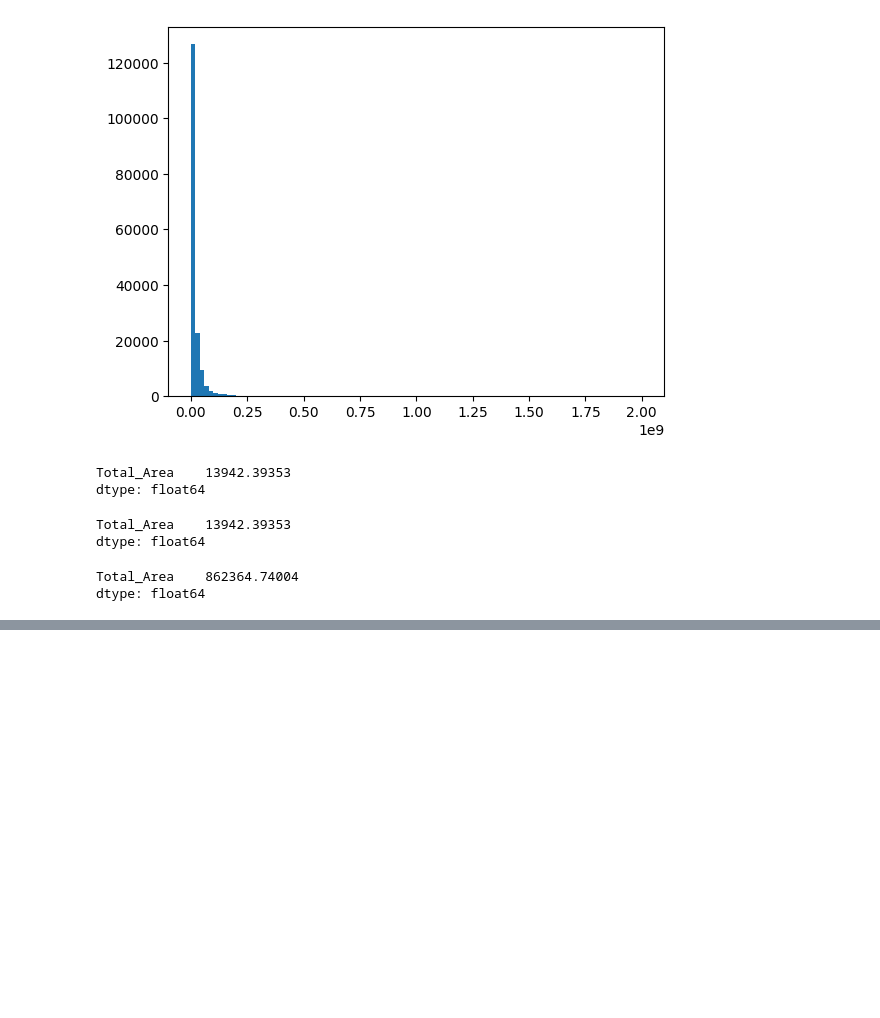
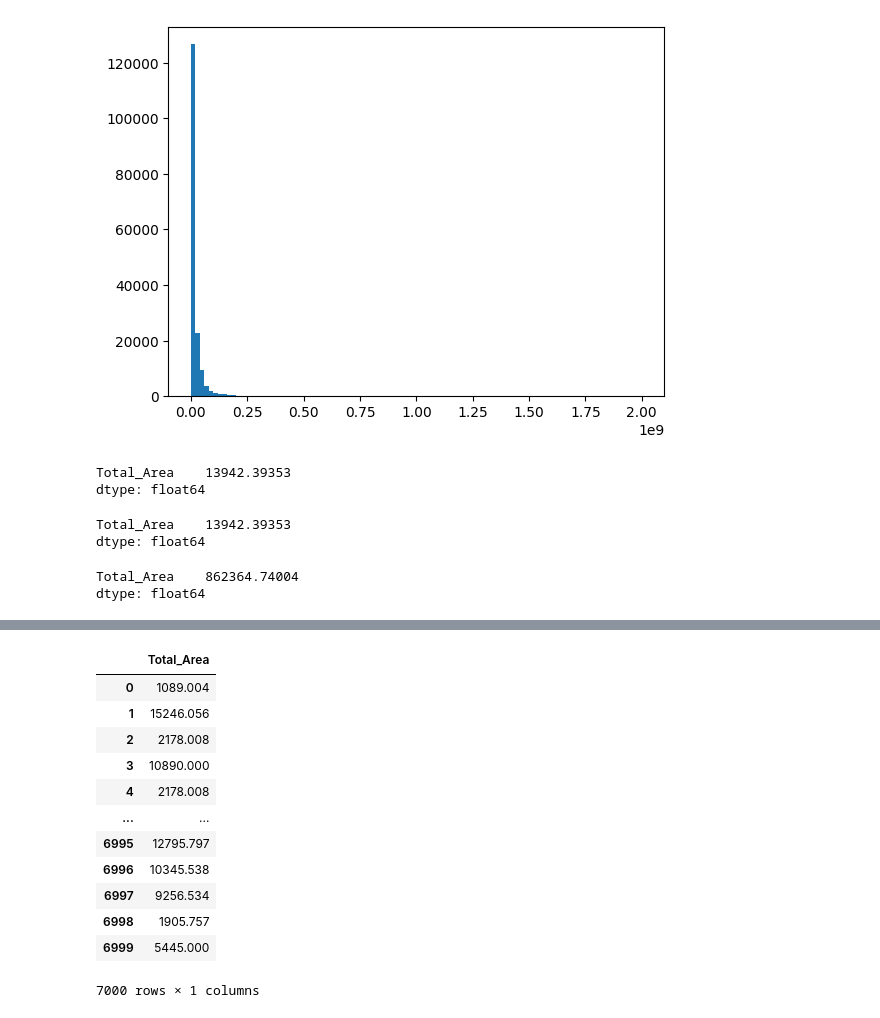
Before and after one commit to Millrocious/python-ai, a Jupyter notebook: Entities_demo.ipynb, the cells around one changed output, grey strips where cells are left out. Cells and saved outputs as stored; diff of their text form; code cells hidden in the pictures; blank space fills up the shorter version.

```diff
--- a/Entities_demo.ipynb
+++ b/Entities_demo.ipynb
@@ -161,0 +194,19 @@ ValueError: could not convert string to float: 'https://www.zameen.com/Property/
+# %%
+X_train = X[:7000]
+X_test = X[7000:]
+# %%
+X_train
+# %% [output]
+|  | Total_Area |
+| 0 | 1089.004 |
+| 1 | 15246.056 |
+| 2 | 2178.008 |
+| 3 | 10890.000 |
+| 4 | 2178.008 |
+| ... | ... |
+| 6995 | 12795.797 |
+| 6996 | 10345.538 |
+| 6997 | 9256.534 |
+| 6998 | 1905.757 |
+| 6999 | 5445.000 |
+7000 rows × 1 columns
```
Also changed, not shown: parts of 9 cells of this notebook.
